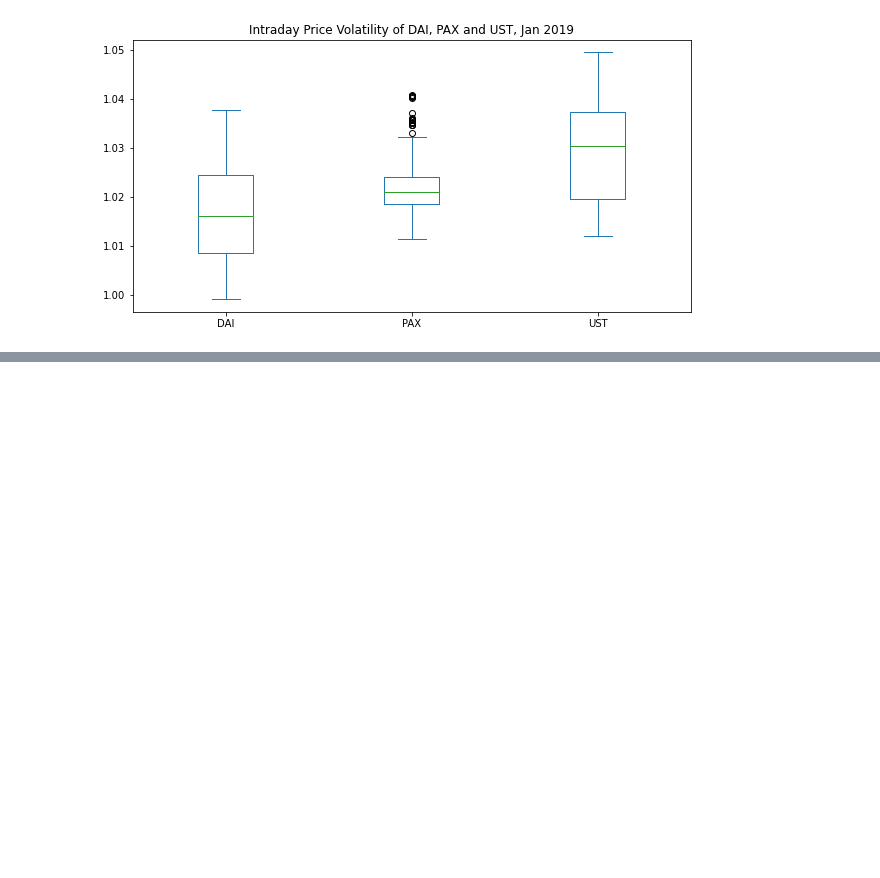
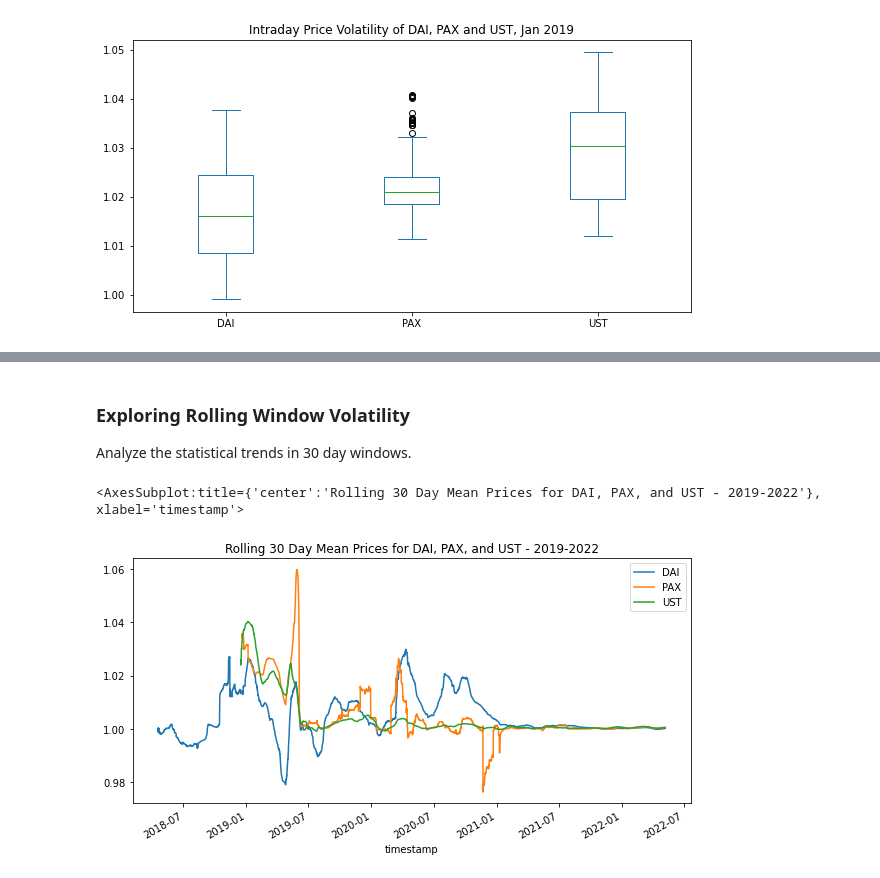
Before and after one commit to CAMPSMITH/StableOps, a Jupyter notebook: intraday.ipynb, the cells around one changed output, grey strips where cells are left out. Saved outputs shown, nothing was run; the diff lists cells and outputs as text; code cells hidden in the pictures; blank space fills up the shorter version.

Commit message:
30 Day rolling period analysis

```diff
--- a/intraday.ipynb
+++ b/intraday.ipynb
@@ -198,9 +381,9 @@ end = '2019-01-31'
 dai_minute_jan_2019_df = dai_minute_df[start:end]['close']
 pax_minute_jan_2019_df = pax_minute_df[start:end]['close']
 ust_minute_jan_2019_df = ust_minute_df[start:end]['close']
-coins_df = pd.concat([dai_minute_jan_2019_df,pax_minute_jan_2019_df,ust_minute_jan_2019_df],axis=1)
-coins_df.columns=['DAI','PAX','UST']
-coins_df.describe()
+coins_df_jan_2019 = pd.concat([dai_minute_jan_2019_df,pax_minute_jan_2019_df,ust_minute_jan_2019_df],axis=1)
+coins_df_jan_2019.columns=['DAI','PAX','UST']
+describe_with_iqr(coins_df_jan_2019)
 # %% [output]
 |  | DAI | PAX | UST |
 | count | 778.000000 | 32674.000000 | 18117.000000 |
@@ -223,0 +418,13 @@ coins_jan_2019_box_plot.figure.savefig('images/coins_intraday_volatility_jan_201
+# %% [markdown]
+### Exploring Rolling Window Volatility
+
+Analyze the statistical trends in 30 day windows.
+# %%
+coins_rolling_30D_mean_df = coins_df.rolling('30D').mean()
+coins_rolling_30D_mean_df.plot(
+    figsize=(10,5),
+    title='Rolling 30 Day Mean Prices for DAI, PAX, and UST - 2019-2022'
+)
+# %% [output]
+<AxesSubplot:title={'center':'Rolling 30 Day Mean Prices for DAI, PAX, and UST - 2019-2022'}, xlabel='timestamp'>
+[figure, added]
```
Also changed, not shown: parts of 22 cells of this notebook.
